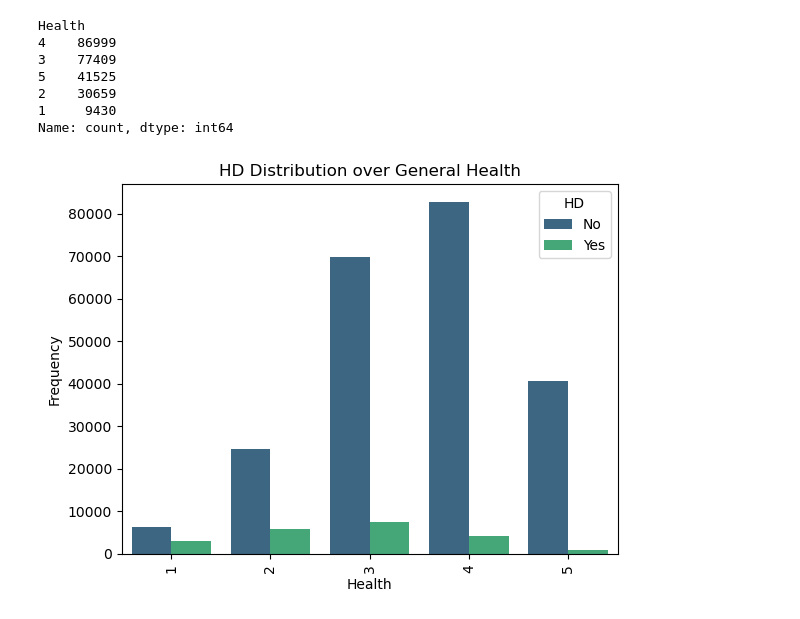
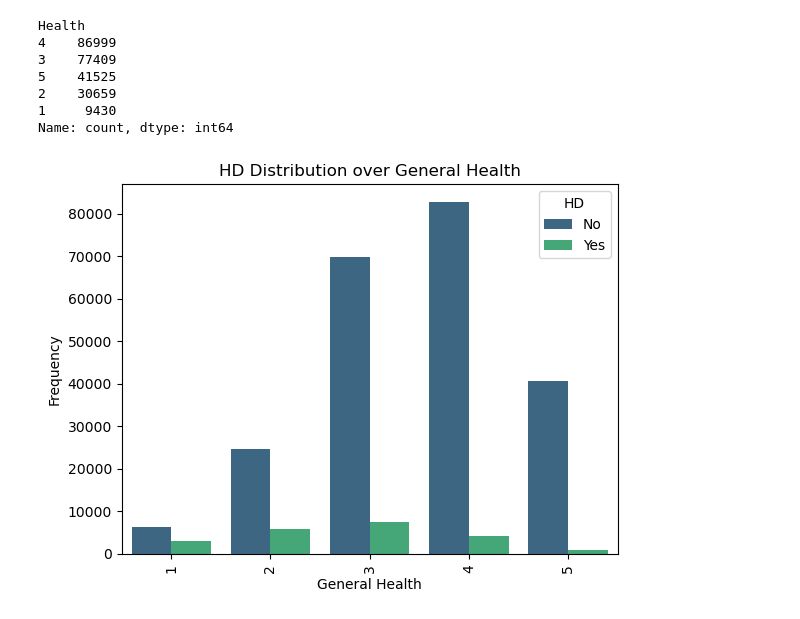
Before and after one commit to hotredcar/Project-1-Group-4, a Jupyter notebook: main-ali.ipynb, the cells around one changed output. Cells and saved outputs as stored; diff of their text form; code cells hidden in the pictures.

```diff
--- a/main-ali.ipynb
+++ b/main-ali.ipynb
@@ -490,16 +849,18 @@ Name: count, dtype: int64
 # %%
 sns.countplot(x=filtered_data_reordered['Health'], hue='HD', data=filtered_data_reordered, palette='viridis')
 
 plt.title('HD Distribution over General Health')
 
 # Set labels and rotate x-axis labels
-plt.xlabel('Health')
+plt.xlabel('General Health')
 plt.ylabel('Frequency')
 plt.xticks(rotation=90)  # Adjust the rotation angle as needed
 legend_labels = ['No', 'Yes']
 plt.legend(title='HD', labels=legend_labels,loc='upper right')
 
+plt.savefig("output_data/hd_generalhealth.png")
+
 # Show the plot
 plt.show()
 # %% [output]
-[figure, old version]
+[figure, new version]
```
Also changed, not shown: parts of 55 cells of this notebook, 15 other files.
